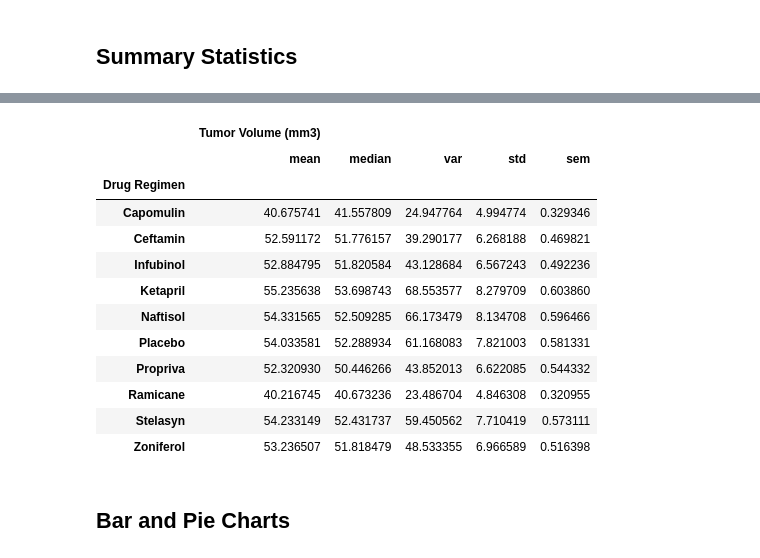
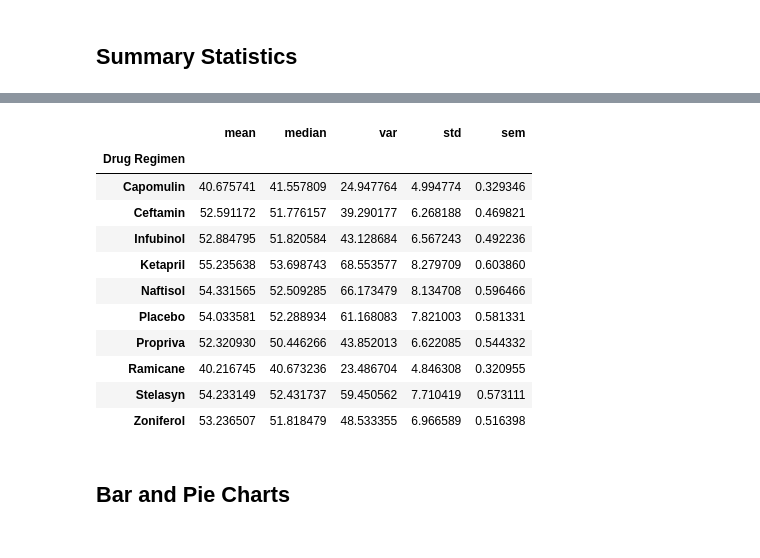
Before and after one commit to acwalker5875/DataVisualization-Challenge, a Jupyter notebook: Pymaceuticals/pymaceuticals_solution.ipynb, the cells around one changed output, grey strips where cells are left out. Cells and saved outputs as stored; diff of their text form; code cells hidden in the pictures.

```diff
--- a/Pymaceuticals/pymaceuticals_solution.ipynb
+++ b/Pymaceuticals/pymaceuticals_solution.ipynb
@@ -78,4 +78,6 @@ array(['g989'], dtype=object)
 # %%
 # Create a clean DataFrame by dropping the duplicate mouse by its ID.
-clean_df =
+clean_df = df[df['Mouse ID'] != "g989"]
+
+clean_df
 # %% [output]
@@ -96,6 +106,22 @@ number_mice = len(clean_df)
 # Generate a summary statistics table of mean, median, variance, standard deviation, and SEM of the tumor volume for each regimen
 
 # Use groupby and summary statistical methods to calculate the following properties of each drug regimen:
+clean_df['Tumor Volume (mm3)'].astype(int)
+clean_group = clean_df.groupby(['Drug Regimen'])
+
 # mean, median, variance, standard deviation, and SEM of the tumor volume.
+vol_avg = clean_group.mean('Tumor Volume (mm3)')
+vol_med = clean_group.median('Tumor Volume (mm3)')
+vol_var = clean_group.var('Tumor Volume (mm3)')
+vol_dev = clean_group.std('Tumor Volume (mm3)')
+vol_err = clean_group.sem('Tumor Volume (mm3)')
+
 # Assemble the resulting series into a single summary DataFrame.
+summary_df = pd.DataFrame({"Mean Tumor Volume": vol_avg,
+                         "Median Tumor Volume": vol_med,
+                         "Tumor Volume Variance": vol_var,
+                         "Tumor Volume Std. Dev.": vol_dev,
+                         "Tumor Volume Std. Err.": vol_err})
+
+summary_df
 # %% [output]
@@ -114,10 +129,10 @@ number_mice = len(clean_df)
 # %%
 # A more advanced method to generate a summary statistics table of mean, median, variance, standard deviation,
 # and SEM of the tumor volume for each regimen (only one method is required in the solution)
 
 # Using the aggregation method, produce the same summary statistics in a single line
+clean_group["Tumor Volume (mm3)"].agg([ "mean", "median", "var", "std", "sem"])
 # %% [output]
-|  | Tumor Volume (mm3) |  |  |  |  |
 |  | mean | median | var | std | sem |
 | Drug Regimen |  |  |  |  |  |
 | Capomulin | 40.675741 | 41.557809 | 24.947764 | 4.994774 | 0.329346 |
```
Also changed, not shown: parts of 14 cells of this notebook.
